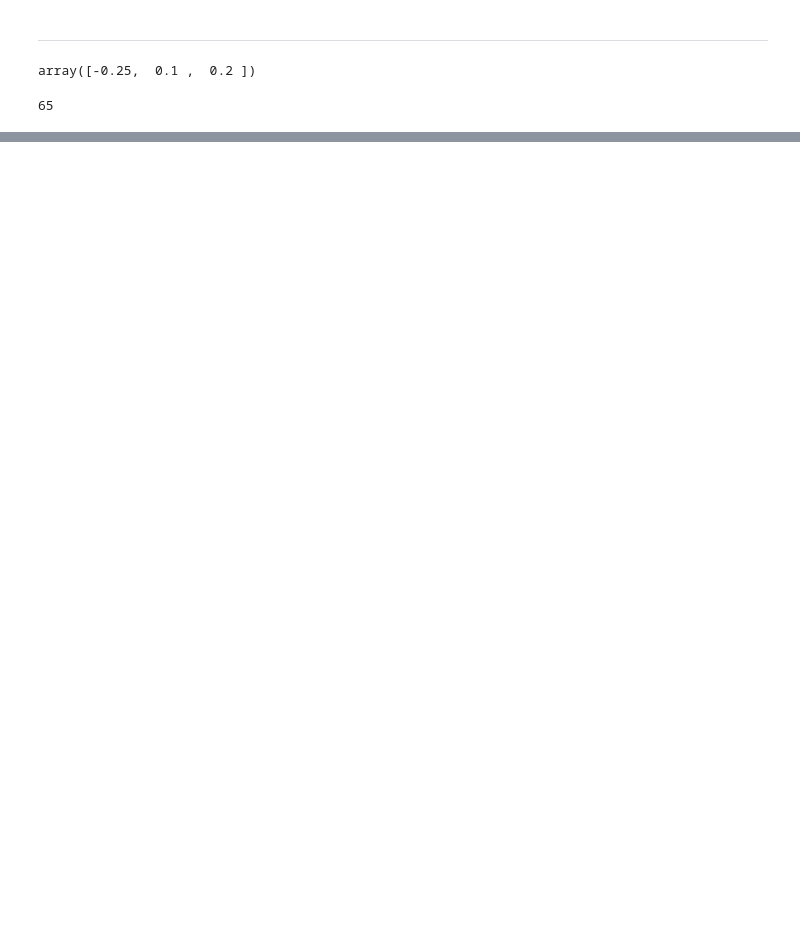
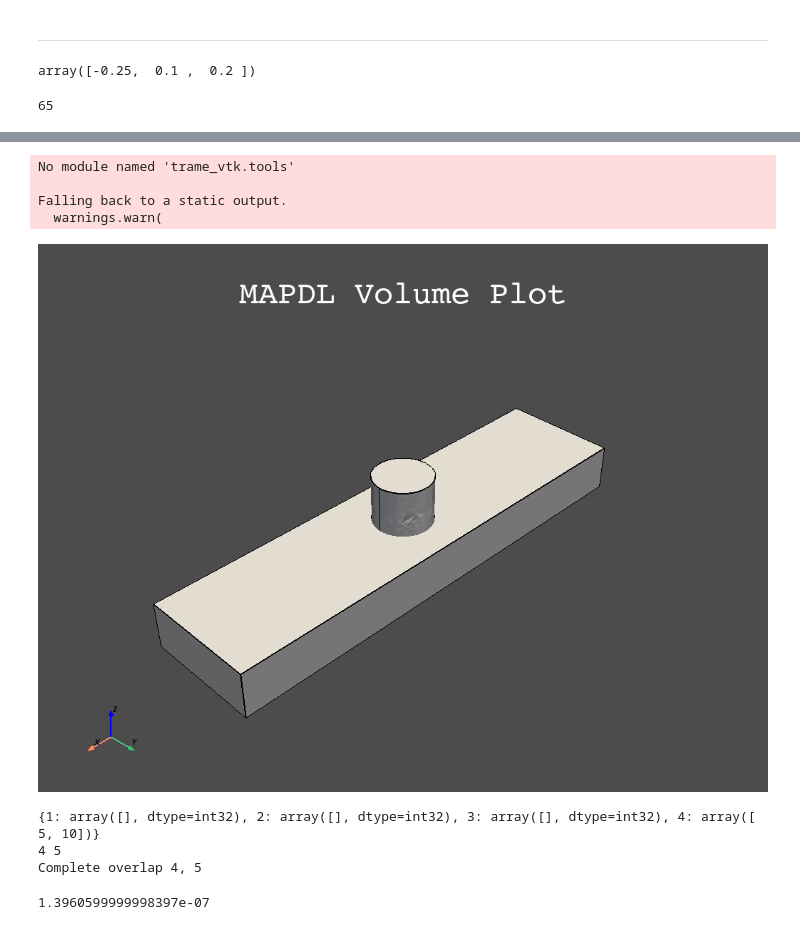
Before and after one commit to iampramodyadav/pyAnsys, a Jupyter notebook: interfaceDetect.ipynb, the cells around one changed output, grey strips where cells are left out. Drawn from its saved outputs; the diff is of its cells as text; code cells hidden in the pictures; blank space fills up the shorter version.

```diff
--- a/interfaceDetect.ipynb
+++ b/interfaceDetect.ipynb
@@ -1440,0 +1925,23 @@ len(vector_21_list)
+# %%
+mapdl.cmsel(type_="S", name="PART2", entity="VOLU")
+mapdl.cmsel(type_="A", name="PART1", entity="VOLU")
+mapdl.allsel(labt="BELOW ", entity="VOLU")
+mapdl.vplot()
+# %% [output]
+No module named 'trame_vtk.tools'
+
+Falling back to a static output.
+  warnings.warn(
+[figure, added]
+# %%
+cm1 = "PART1"
+cm2 = "PART2"
+find_contact_area(cm1, cm2)
+# %% [output]
+{1: array([], dtype=int32), 2: array([], dtype=int32), 3: array([], dtype=int32), 4: array([ 5, 10])}
+4 5
+Complete overlap 4, 5
+# %%
+pre.area_cent([4])[1]-pre.area_cent([5])[1]
+# %% [output]
+1.3960599999998397e-07
```
Also changed, not shown: parts of 91 cells of this notebook, 2 other files.
